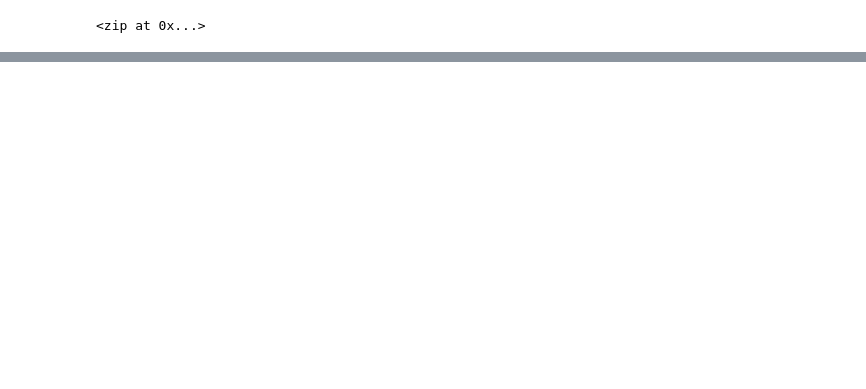
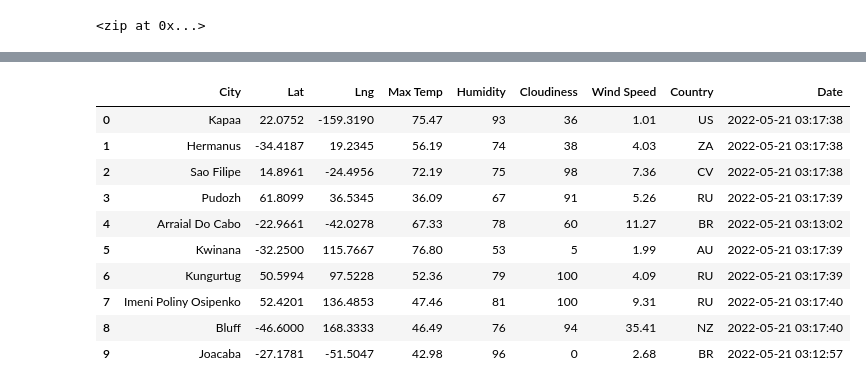
Before and after one commit to meliscelikay/World_Weather_Analysis, a Jupyter notebook: WeatherPy.ipynb, the cells around one changed output, grey strips where cells are left out. Saved outputs shown, nothing was run; the diff lists cells and outputs as text; code cells hidden in the pictures; blank space fills up the shorter version.

Commit message:
Modifying .gitignore and adding WeatherPy.ipynb

```diff
--- a/WeatherPy.ipynb
+++ b/WeatherPy.ipynb
@@ -54,0 +61,4 @@ len(cities)
+# %%
+# Starting URL for Weather Map API Call.
+url = "http://api.openweathermap.org/data/2.5/weather?units=Imperial&APPID=" + weather_api_key
+print(url)
@@ -54,0 +152,16 @@ len(cities)
+# %%
+# Convert the array of dictionaries to a Pandas DataFrame.
+city_data_df = pd.DataFrame(city_data)
+city_data_df.head(10)
+# %% [output]
+|  | City | Lat | Lng | Max Temp | Humidity | Cloudiness | Wind Speed | Country | Date |
+| 0 | Kapaa | 22.0752 | -159.3190 | 75.47 | 93 | 36 | 1.01 | US | 2022-05-21 03:17:38 |
+| 1 | Hermanus | -34.4187 | 19.2345 | 56.19 | 74 | 38 | 4.03 | ZA | 2022-05-21 03:17:38 |
+| 2 | Sao Filipe | 14.8961 | -24.4956 | 72.19 | 75 | 98 | 7.36 | CV | 2022-05-21 03:17:38 |
+| 3 | Pudozh | 61.8099 | 36.5345 | 36.09 | 67 | 91 | 5.26 | RU | 2022-05-21 03:17:39 |
+| 4 | Arraial Do Cabo | -22.9661 | -42.0278 | 67.33 | 78 | 60 | 11.27 | BR | 2022-05-21 03:13:02 |
+| 5 | Kwinana | -32.2500 | 115.7667 | 76.80 | 53 | 5 | 1.99 | AU | 2022-05-21 03:17:39 |
+| 6 | Kungurtug | 50.5994 | 97.5228 | 52.36 | 79 | 100 | 4.09 | RU | 2022-05-21 03:17:39 |
+| 7 | Imeni Poliny Osipenko | 52.4201 | 136.4853 | 47.46 | 81 | 100 | 9.31 | RU | 2022-05-21 03:17:40 |
+| 8 | Bluff | -46.6000 | 168.3333 | 46.49 | 76 | 94 | 35.41 | NZ | 2022-05-21 03:17:40 |
+| 9 | Joacaba | -27.1781 | -51.5047 | 42.98 | 96 | 0 | 2.68 | BR | 2022-05-21 03:12:57 |
```
Also changed, not shown: parts of 10 cells of this notebook, 2 other files.
